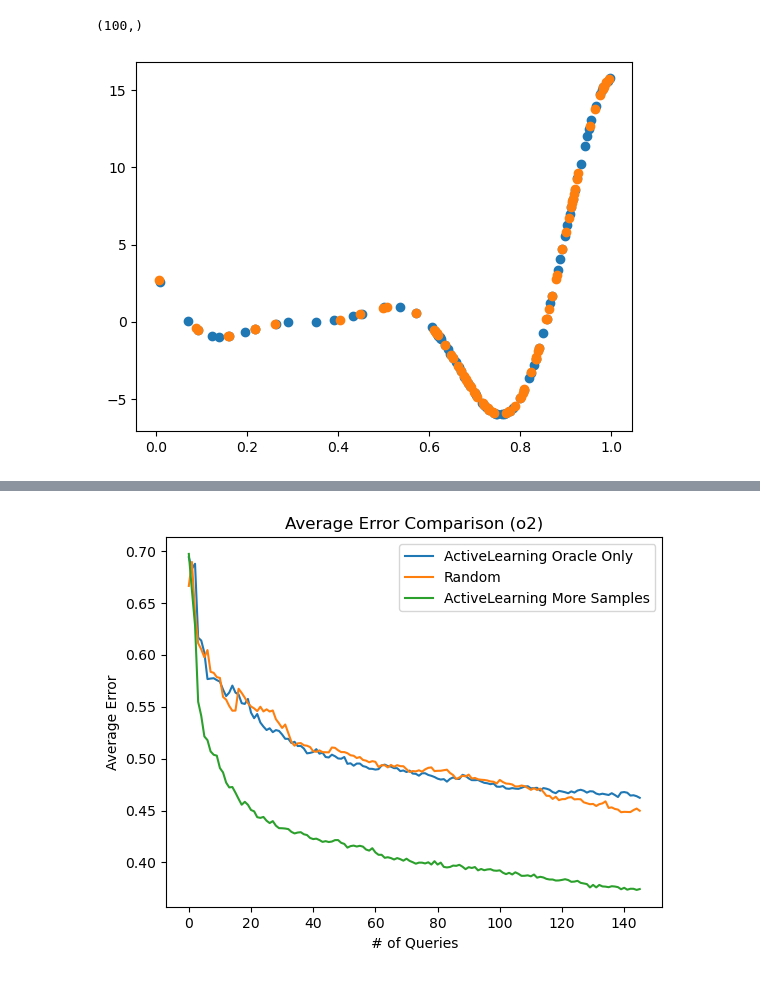
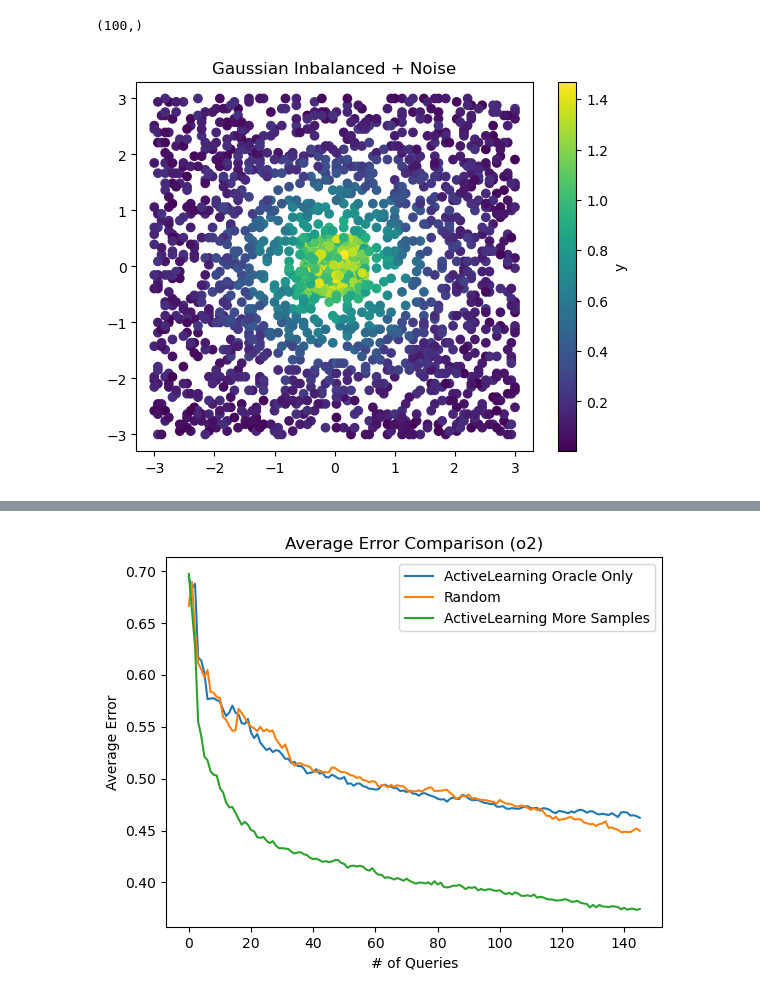
Before and after one commit to PMaratos/2023_Inverse_ZIF_paper, a Jupyter notebook: Active_Learning/Active_Learning_Baseline3.ipynb, the cells around one changed output, grey strips where cells are left out. Saved outputs shown, nothing was run; the diff lists cells and outputs as text; code cells hidden in the pictures.

```diff
--- a/Active_Learning/Active_Learning_Baseline3.ipynb
+++ b/Active_Learning/Active_Learning_Baseline3.ipynb
@@ -91,6 +436,7 @@ targetNames = ['y']
 #np_data, featureNames, targetNames = data_preparation("../train_data/MOFsMMM/Methane.csv",research_data = "ch4")
 #np_data, featureNames, targetNames = data_preparation("../train_data/properties.csv",research_data = "methane")
 #np_data, featureNames, targetNames = data_preparation("../train_data/MOFdata.csv",research_data = "o2")
+np_data, featureNames, targetNames = data_preparation("../train_data/MOFsMMM/Hydrogen.csv",research_data = "h2")
 # Instantiate the XGB regressor model
 XGBR = XGBRegressor(n_estimators=500, max_depth=5, eta=0.07, subsample=0.75, colsample_bytree=0.7, reg_lambda=0.4, reg_alpha=0.13,
                         random_state=6410 ) #,device = "cuda"
@@ -1197,23 +1543,27 @@ with open('./ALresults/Synthetic/Rd_names.txt', 'r') as file:
     # Read all lines into a list, stripping the newline character
     name2 = [line.strip() for line in file.readlines()]
 # %%
-Al_df = np_data[np_data['type'].isin(name1[0:80])]
-Al_dfx = Al_df[featureNames]
-Al_dfy = Al_df[targetNames]
+# Al_df = np_data[np_data['type'].isin(name1[0:150])]
+# Al_dfx = Al_df[featureNames]
+# Al_dfy = Al_df[targetNames]
 
 
-Rd_df = np_data[np_data['type'].isin(name2[0:80])]
-Rd_dfx = Rd_df[featureNames]
-Rd_dfy = Rd_df[targetNames]
+# Rd_df = np_data[np_data['type'].isin(name2[0:150])]
+# Rd_dfx = Rd_df[featureNames]
+# Rd_dfy = Rd_df[targetNames]
 # Rd_pca = pca.fit_transform(Rd_df)
 
 plt.figure()
-plt.scatter(Al_dfx,Al_dfy)
-plt.scatter(Rd_dfx,Rd_dfy)
-#plt.scatter(np_data[featureNames],np_data[targetNames])
+#plt.scatter(Al_dfx,Al_dfy)
+#plt.scatter(Rd_dfx,Rd_dfy)
+#plt.scatter(Al_dfx['x1'],Al_dfx['x2'],c=Al_dfy['y'])
+#plt.scatter(Rd_dfx['x1'],Rd_dfx['x2'],c=Rd_dfy['y'])
+plt.scatter(np_data['x1'],np_data['x2'],c=np_data['y'])
+plt.colorbar(label = 'y')
+plt.title("Gaussian Inbalanced + Noise")
 plt.show()
 # %% [output]
-[figure, old version]
+[figure, new version]
 # %%
 
 x = np_data[featureNames].to_numpy()
```
Also changed, not shown: parts of 13 cells of this notebook.
